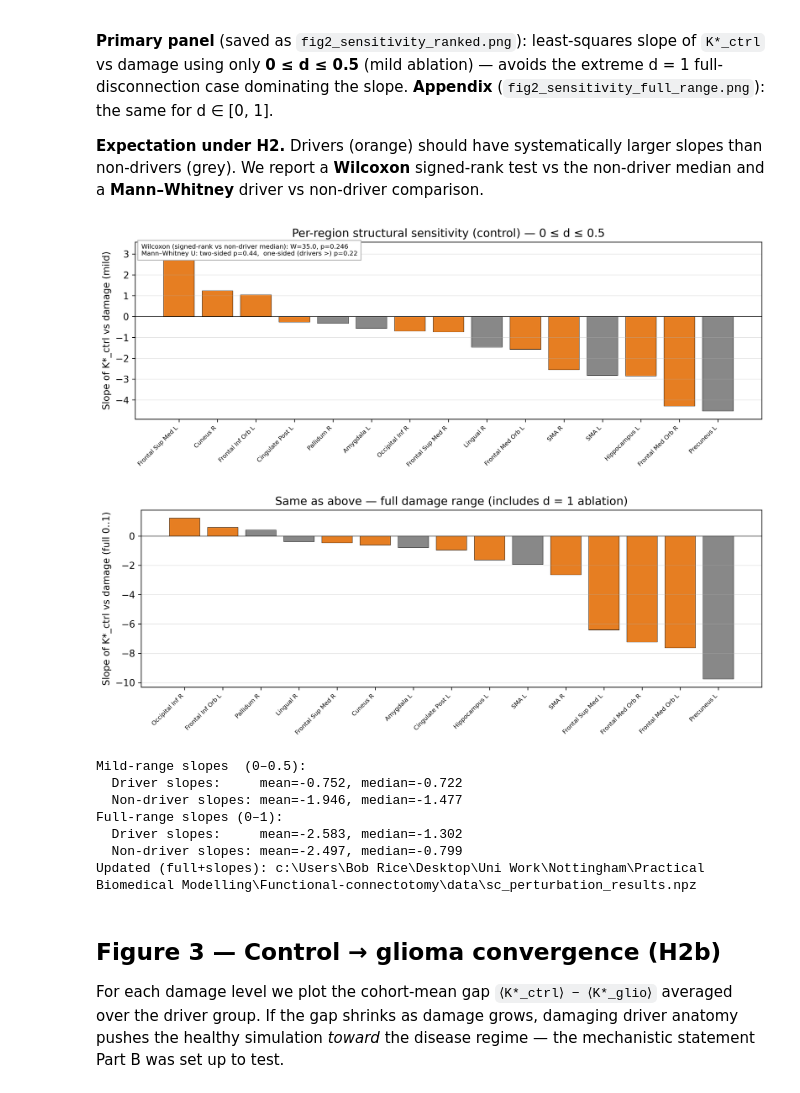
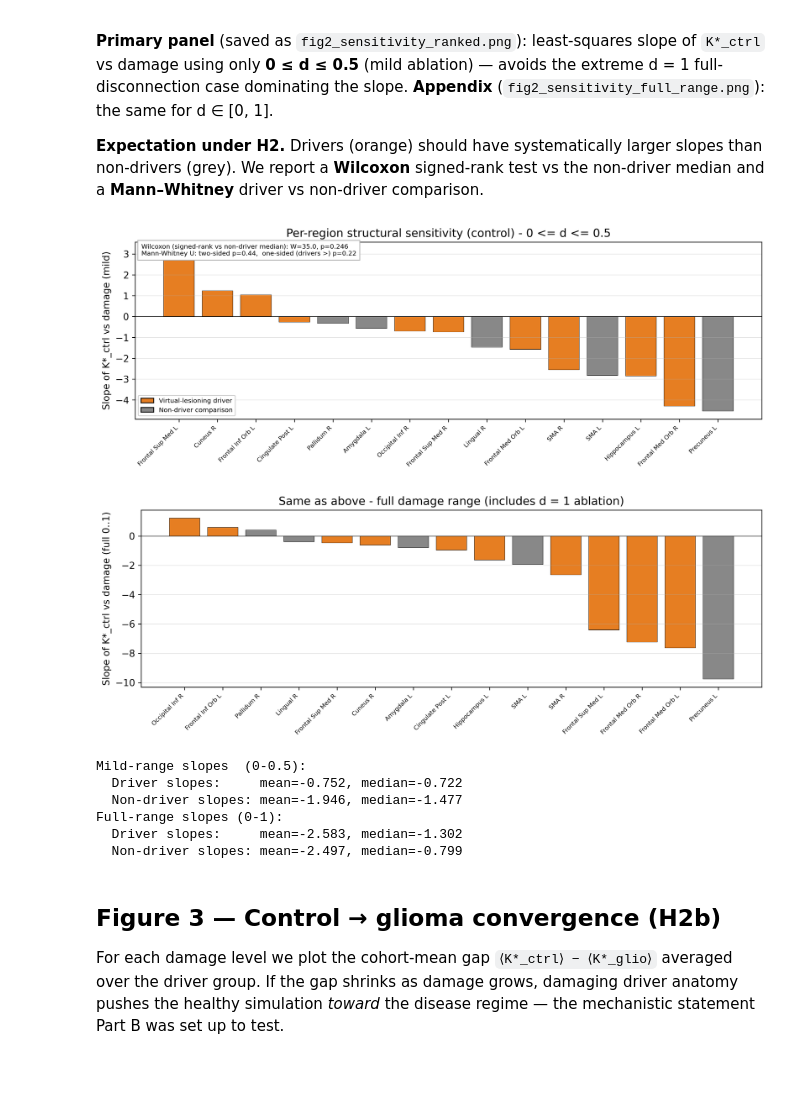
Before and after one commit to BobRice1/Functional-connectotomy, a Jupyter notebook: notebooks/06_sc_perturbation.ipynb, the cells around one changed output. Cells and saved outputs as stored; diff of their text form; code cells hidden in the pictures.

```diff
--- a/notebooks/06_sc_perturbation.ipynb
+++ b/notebooks/06_sc_perturbation.ipynb
@@ -453,10 +458,9 @@ bar_colors = ["#E67E22" if REGION_KIND[i] == "driver" else "#888888" for i in or
 ax.bar(xs, slopes_ctrl_mild[order_m], color=bar_colors, edgecolor="black", lw=0.4)
 ax.set_xticks(xs)
 ax.set_xticklabels([AAL78_LABELS[REGIONS[i]] for i in order_m],
-                   rotation=45, ha="right", fontsize=11)
-ax.set_ylabel("Slope of K*_ctrl vs damage (mild)", fontsize=14)
-ax.set_title("Per-region structural sensitivity (control)", fontsize=17)
-ax.tick_params(axis="y", labelsize=14)
+                   rotation=45, ha="right", fontsize=7)
+ax.set_ylabel("Slope of K*_ctrl vs damage (mild)")
+ax.set_title("Per-region structural sensitivity (control) - 0 <= d <= 0.5")
 ax.grid(axis="y", alpha=0.3)
 ax.axhline(0, color="black", lw=0.6)
 
@@ -477,49 +481,48 @@ _, p_g = mannwhitneyu(
 )
 stat_mw = f"Mann-Whitney U: two-sided p={p_mw:.3g},  one-sided (drivers >) p={p_g:.3g}"
 
-ax.text(0.01, 0.03, stat_w + chr(10) + stat_mw, transform=ax.transAxes, fontsize=11.5, va="bottom",
+ax.text(0.01, 0.99, stat_w + chr(10) + stat_mw, transform=ax.transAxes, fontsize=7.5, va="top",
         bbox=dict(facecolor="white", edgecolor="0.7"))
 legend_handles = [
     Patch(facecolor="#E67E22", edgecolor="black", label="Virtual-lesioning driver"),
     Patch(facecolor="#888888", edgecolor="black", label="Non-driver comparison"),
 ]
-ax.legend(handles=legend_handles, loc="upper right", fontsize=9.5, framealpha=0.9)
+ax.legend(handles=legend_handles, loc="lower left", fontsize=7.5, framealpha=0.9)
 
 fig.tight_layout()
 fig.savefig(FIG_DIR / "fig2_sensitivity_ranked.png", dpi=300, bbox_inches="tight")
 plt.show()
 
 order_f = np.argsort(slopes_ctrl_full)[::-1]
 fig, ax = plt.subplots(figsize=(11, 4.2))
 bar_colors = ["#E67E22" if REGION_KIND[i] == "driver" else "#888888" for i in order_f]
 ax.bar(np.arange(n_r), slopes_ctrl_full[order_f], color=bar_colors, edgecolor="black", lw=0.4)
 ax.set_xticks(np.arange(n_r))
 ax.set_xticklabels([AAL78_LABELS[REGIONS[i]] for i in order_f],
                    rotation=45, ha="right", fontsize=7)
 ax.set_ylabel("Slope of K*_ctrl vs damage (full 0..1)")
 ax.set_title("Same as above - full damage range (includes d = 1 ablation)")
 ax.grid(axis="y", alpha=0.3)
 ax.axhline(0, color="black", lw=0.6)
 fig.tight_layout()
 fig.savefig(FIG_DIR / "fig2_sensitivity_full_range.png", dpi=300, bbox_inches="tight")
 plt.show()
 
 print("Mild-range slopes  (0-0.5):")
 print(f"  Driver slopes:     mean={slopes_ctrl_mild[drv].mean():+.3f}, median={np.median(slopes_ctrl_mild[drv]):+.3f}")
 print(f"  Non-driver slopes: mean={slopes_ctrl_mild[nul].mean():+.3f}, median={nd_med:+.3f}")
 print("Full-range slopes (0-1):")
 print(f"  Driver slopes:     mean={slopes_ctrl_full[drv].mean():+.3f}, median={np.median(slopes_ctrl_full[drv]):+.3f}")
 print(f"  Non-driver slopes: mean={slopes_ctrl_full[nul].mean():+.3f}, median={np.median(slopes_ctrl_full[nul]):+.3f}")
 # %% [output]
-[figure, old version]
+[figure, new version]
 [figure]
-Mild-range slopes  (0–0.5):
+Mild-range slopes  (0-0.5):
   Driver slopes:     mean=-0.752, median=-0.722
   Non-driver slopes: mean=-1.946, median=-1.477
-Full-range slopes (0–1):
+Full-range slopes (0-1):
   Driver slopes:     mean=-2.583, median=-1.302
   Non-driver slopes: mean=-2.497, median=-0.799
-Updated (full+slopes): c:\Users\Bob Rice\Desktop\Uni Work\Nottingham\Practical Biomedical Modelling\Functional-connectotomy\data\sc_perturbation_results.npz
 # %% [markdown]
 ## Figure 3 — Control → glioma convergence (H2b)
 
```
Also changed, not shown: parts of 6 cells of this notebook, 13 other files.
